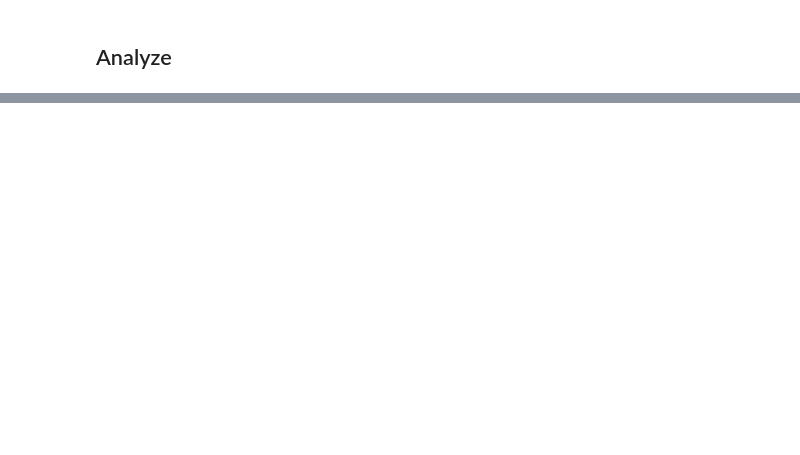
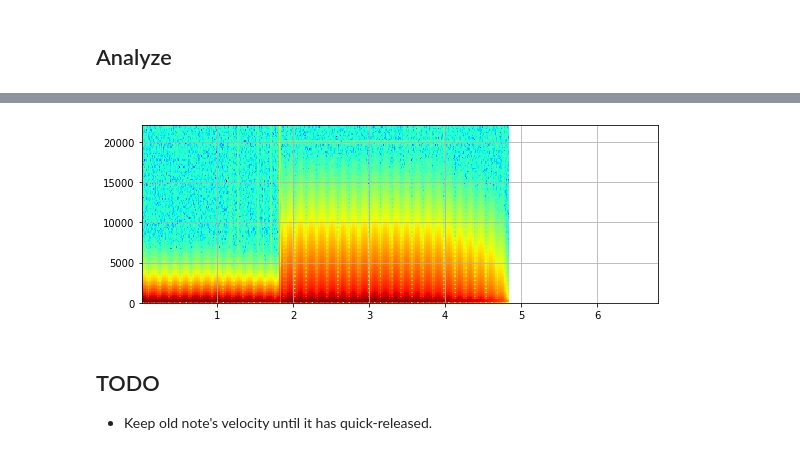
Before and after one commit to soerenbnoergaard/sbnsampler, a Jupyter notebook: notebooks/simulator.ipynb, the cells around one changed output, grey strips where cells are left out. Cells and saved outputs as stored; diff of their text form; code cells hidden in the pictures; blank space fills up the shorter version.

```diff
--- a/notebooks/simulator.ipynb
+++ b/notebooks/simulator.ipynb
@@ -88,0 +75,11 @@ idp.display(midi)
+# %%
+fig, ax = subplots(1, 1, figsize=[8, 3])
+ax.specgram(x, Fs=fs, scale="dB", cmap="jet");
+ax.grid(True)
+fig.tight_layout()
+# %% [output]
+[figure, added]
+# %% [markdown]
+## TODO
+
+- Keep old note's velocity until it has quick-released.
```
Also changed, not shown: parts of 4 cells of this notebook, 8 other files.
